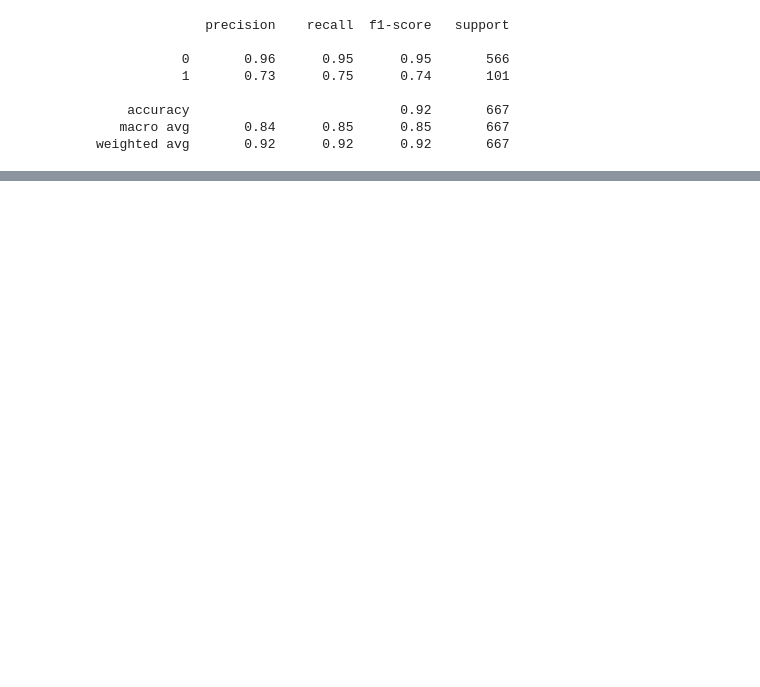
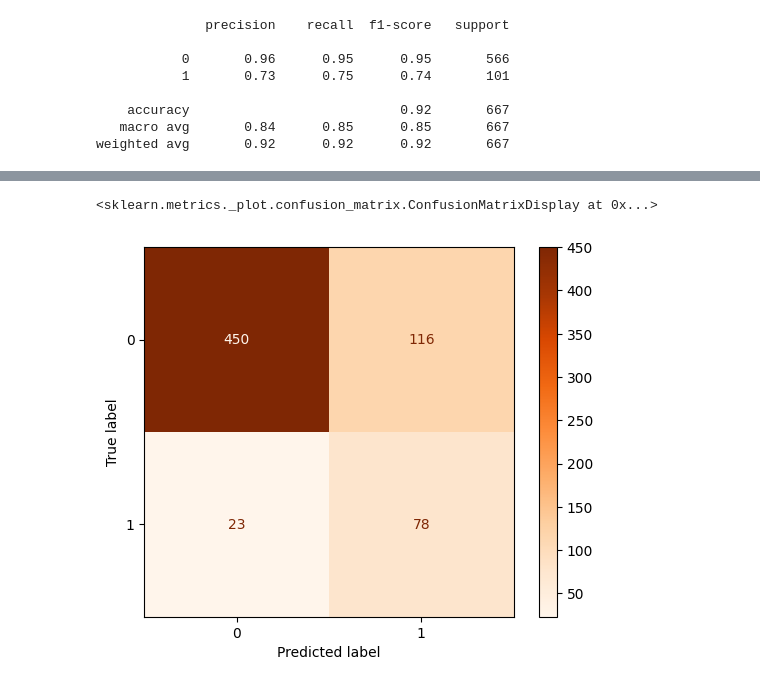
Before and after one commit to skyfall-kimani/SyriaTel-Customer-Churn-project, a Jupyter notebook: churns.notebook.ipynb, the cells around one changed output, grey strips where cells are left out. Cells and saved outputs as stored; diff of their text form; code cells hidden in the pictures; blank space fills up the shorter version.

```diff
--- a/churns.notebook.ipynb
+++ b/churns.notebook.ipynb
@@ -210,0 +338,10 @@ weighted avg       0.92      0.92      0.92       667
+# %%
+parameter_grid= {
+    'logreg__class_weight': [None, 'balanced'],
+    'logreg__C': [0.01, 0.1, 1, 10, 100],
+    'logreg__solver': ['liblinear','lbfgs'],
+}
+
+grid_search_logreg = GridSearchCV(estimator=baseline_logreg, param_grid=parameter_grid, cv=5, n_jobs=-1, scoring='f1')
+grid_search_logreg.fit(X_train, y_train)
+grid_search_logreg.best_params_
@@ -210,0 +352,4 @@ weighted avg       0.92      0.92      0.92       667
+# %%
+best_logreg = grid_search_logreg.best_estimator_
+y_pred_best_logreg = best_logreg.predict(X_test)
+print(classification_report(y_test, y_pred_best_logreg))
@@ -210,0 +365,8 @@ weighted avg       0.92      0.92      0.92       667
+# %%
+# confusion matrix for tuned model
+cm_best_logreg=confusion_matrix(y_test,y_pred_best_logreg)
+disp_best_logreg=ConfusionMatrixDisplay(confusion_matrix=cm_best_logreg, display_labels=best_logreg.classes_)
+disp_best_logreg.plot(cmap=plt.cm.Oranges)
+# %% [output]
+<sklearn.metrics._plot.confusion_matrix.ConfusionMatrixDisplay at 0x...>
+[figure, added]
```
Also changed, not shown: parts of 22 cells of this notebook, 2 other files.
